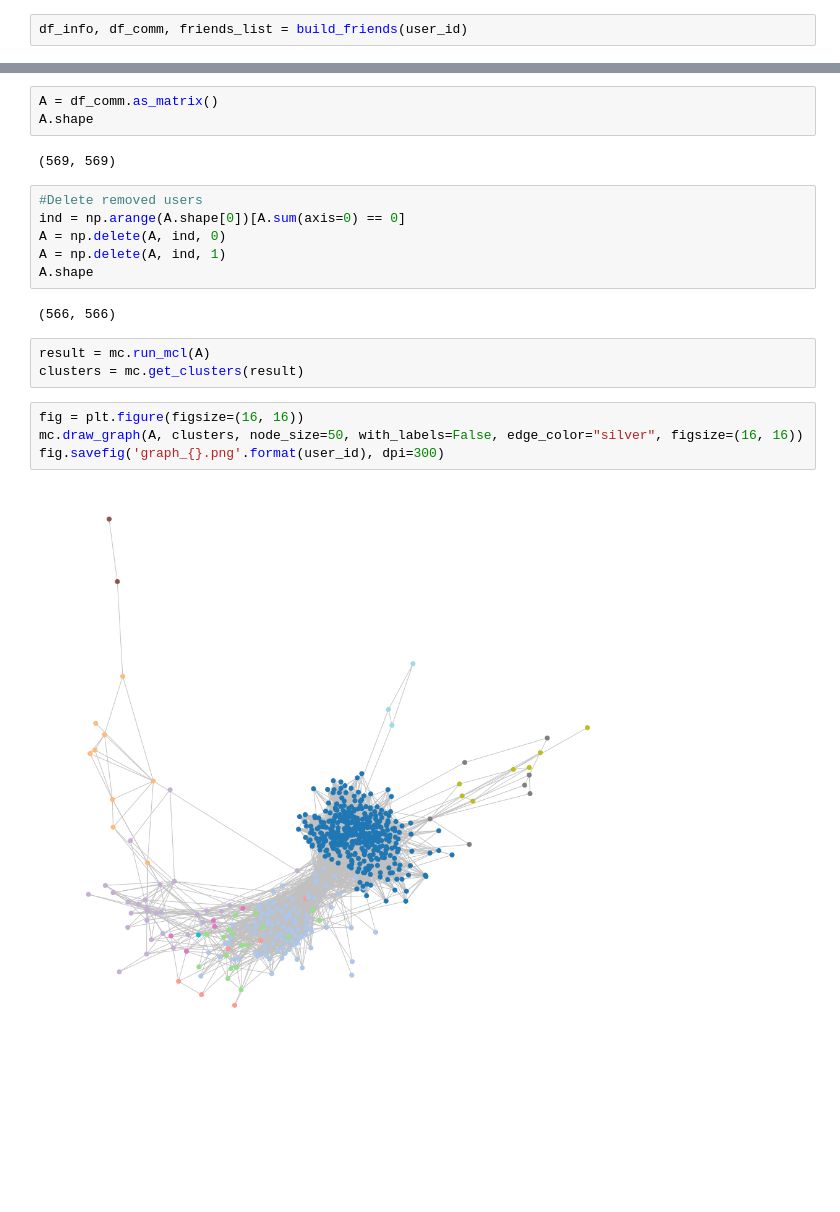
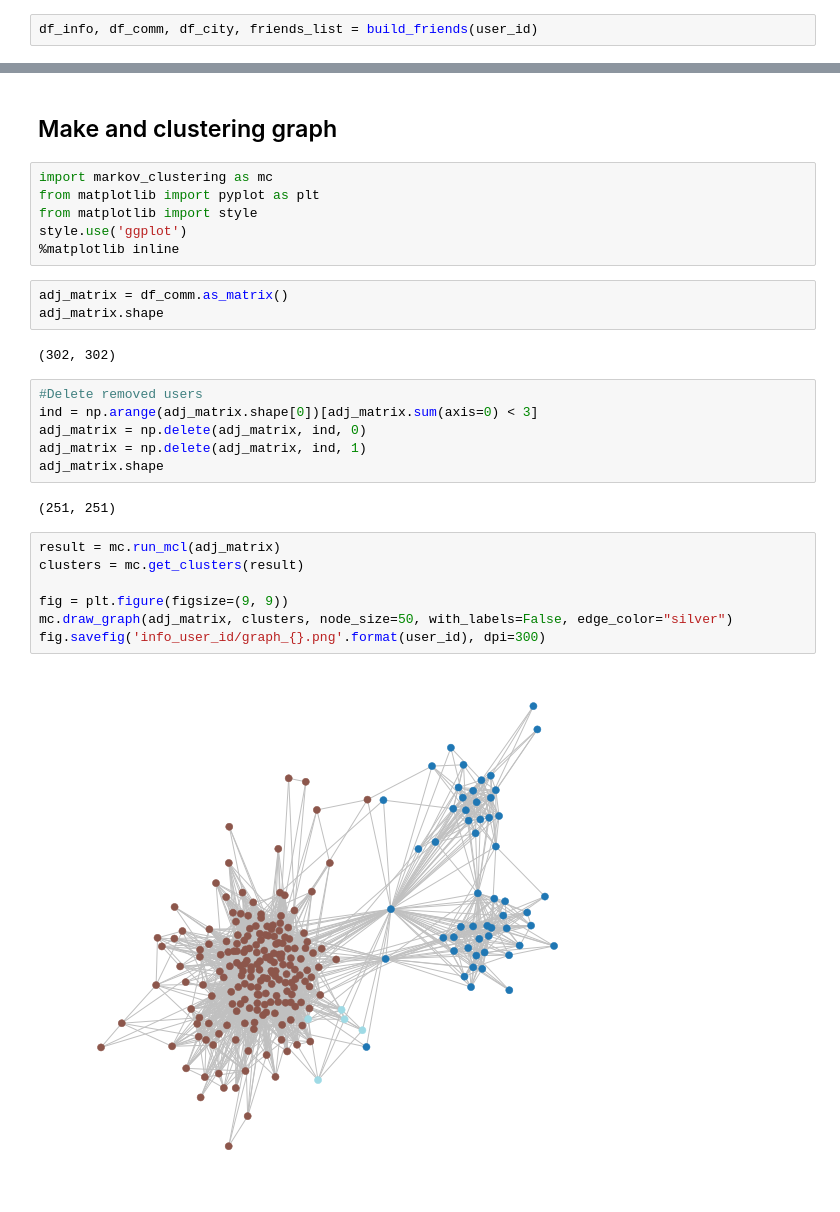
Before and after one commit to Tismoney/vk-graph, a Jupyter notebook: vk_api.ipynb, the cells around one changed output, grey strips where cells are left out. Saved outputs shown, nothing was run; the diff lists cells and outputs as text; blank space fills up the shorter version.

```diff
--- a/vk_api.ipynb
+++ b/vk_api.ipynb
@@ -98,2 +163,2 @@ def build_friends(user_id):
 # %%
-df_info, df_comm, friends_list = build_friends(user_id)
+df_info, df_comm, df_city, friends_list = build_friends(user_id)
@@ -109,22 +201,30 @@ df_info.head()
+# %% [markdown]
+## Make and clustering graph
+# %%
+import markov_clustering as mc
+from matplotlib import pyplot as plt
+from matplotlib import style
+style.use('ggplot')
+%matplotlib inline
 # %%
-A = df_comm.as_matrix()
-A.shape
+adj_matrix = df_comm.as_matrix()
+adj_matrix.shape
 # %% [output]
-(569, 569)
+(302, 302)
 # %%
 #Delete removed users
-ind = np.arange(A.shape[0])[A.sum(axis=0) == 0]
-A = np.delete(A, ind, 0)
-A = np.delete(A, ind, 1)
-A.shape
+ind = np.arange(adj_matrix.shape[0])[adj_matrix.sum(axis=0) < 3]
+adj_matrix = np.delete(adj_matrix, ind, 0)
+adj_matrix = np.delete(adj_matrix, ind, 1)
+adj_matrix.shape
 # %% [output]
-(566, 566)
+(251, 251)
-# %%
-result = mc.run_mcl(A)
-clusters = mc.get_clusters(result)
 # %%
-fig = plt.figure(figsize=(16, 16))
-mc.draw_graph(A, clusters, node_size=50, with_labels=False, edge_color="silver", figsize=(16, 16))
-fig.savefig('graph_{}.png'.format(user_id), dpi=300)
+result = mc.run_mcl(adj_matrix)
+clusters = mc.get_clusters(result)
+
+fig = plt.figure(figsize=(9, 9))
+mc.draw_graph(adj_matrix, clusters, node_size=50, with_labels=False, edge_color="silver")
+fig.savefig('info_user_id/graph_{}.png'.format(user_id), dpi=300)
 # %% [output]
-[figure, old version]
+[figure, new version]
```
Also changed, not shown: parts of 32 cells of this notebook.
